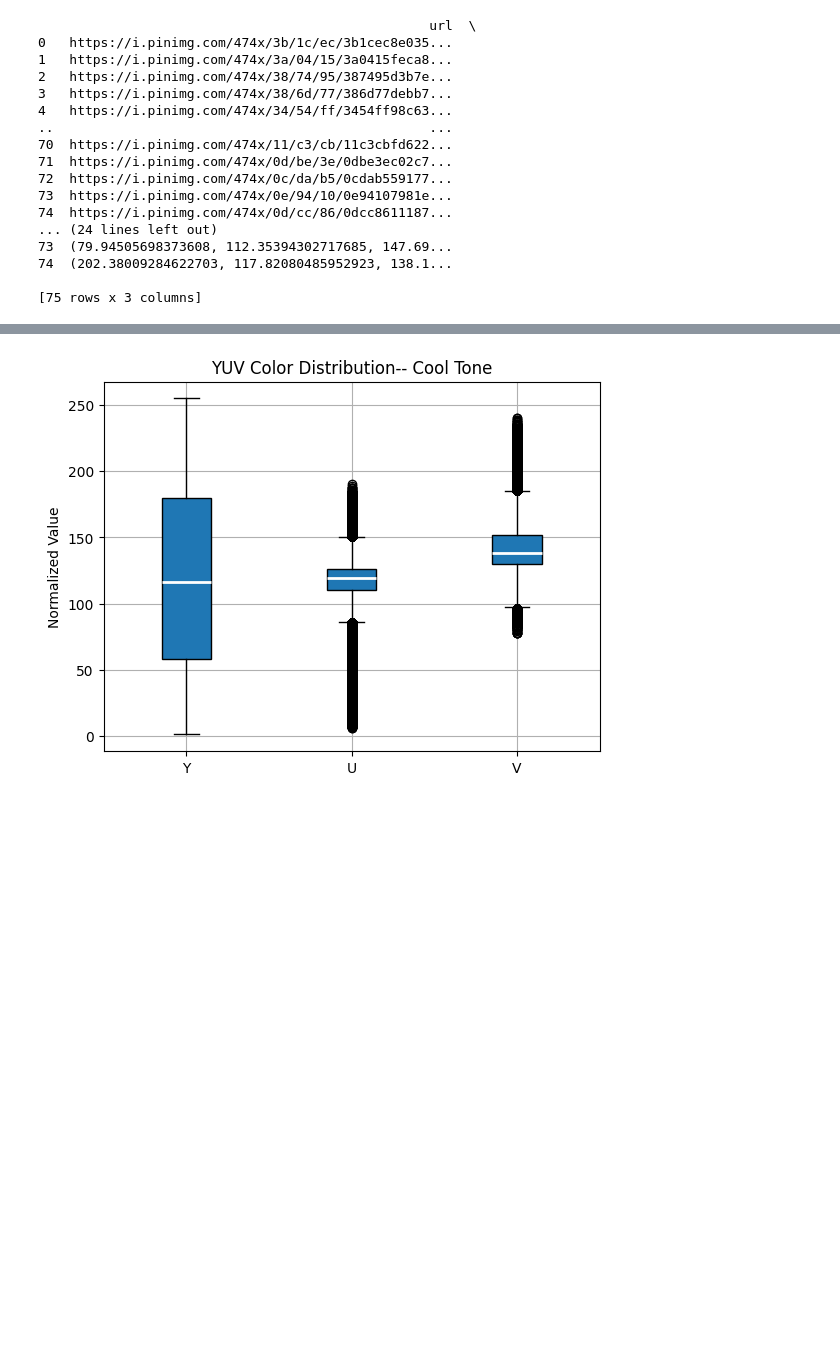
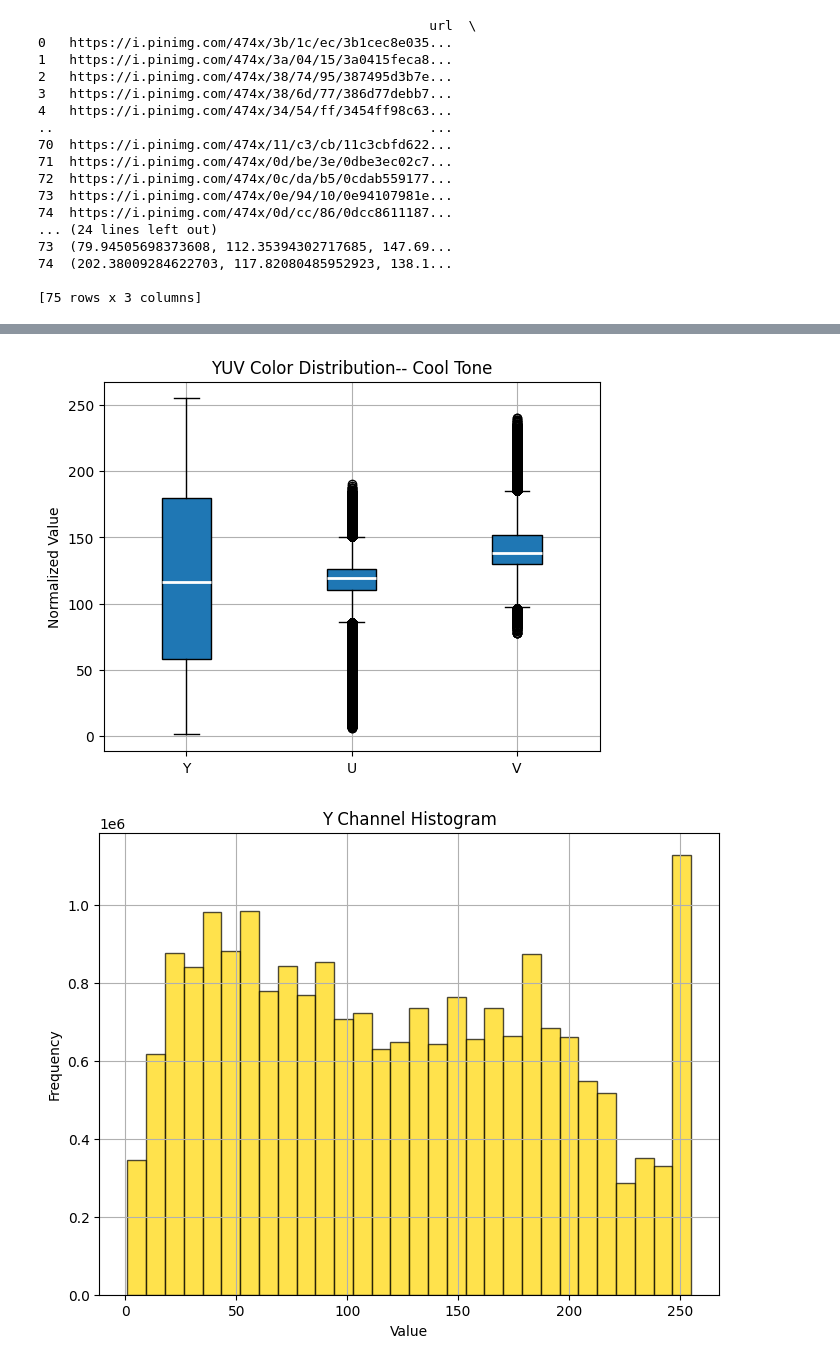
Before and after one commit to ashleyr05/Color-Theory-and-Pinterest-Ashley-Pallavi-Harley, a Jupyter notebook: SCRIPTS/Cool Tone Code.ipynb, the cells around one changed output, grey strips where cells are left out. Cells and saved outputs as stored; diff of their text form; code cells hidden in the pictures; blank space fills up the shorter version.

Commit message:
adding YUV histograms

```diff
--- a/SCRIPTS/Cool Tone Code.ipynb
+++ b/SCRIPTS/Cool Tone Code.ipynb
@@ -323,30 +323,42 @@ if a:
     plt.boxplot([ar[:, 0], ar[:, 1], ar[:, 2]],
             labels=['Y', 'U', 'V'],
             patch_artist=True,
             medianprops=dict(color='white', linewidth=2))
     plt.title("YUV Color Distribution-- Cool Tone")
     plt.ylabel("Normalized Value")
     plt.grid(True)
     plt.show()
 
+    # Separate Histograms
+    colors = ['gold', 'blue', 'red']
+    for i, (channel, color) in enumerate(zip(['Y', 'U', 'V'], colors)):
+        plt.figure(figsize=(8, 6))
+        plt.hist(ar[:, i], bins=30, color=color, alpha=0.7, edgecolor='black')
+        plt.title(f'{channel} Channel Histogram')
+        plt.xlabel('Value')
+        plt.ylabel('Frequency')
+        plt.grid(True)
+        plt.show()
+
 else:
     print("No valid image data was found.")
 # %% [output]
 Y Channel:
   Min: 1
   Q1: 58.0
   Median: 116.0
   Q3: 180.0
   Max: 255
   Outliers: []...
 U Channel:
   Min: 6
   Q1: 110.0
   Median: 119.0
   Q3: 126.0
 ... (5 lines left out)
   Median: 138.0
   Q3: 152.0
   Max: 240
   Outliers: [95 95 95 95 93 93 94 96 95 93]...
 [figure]
+[figure, added]
```
Also changed, not shown: parts of 2 cells of this notebook, 1 other file.
